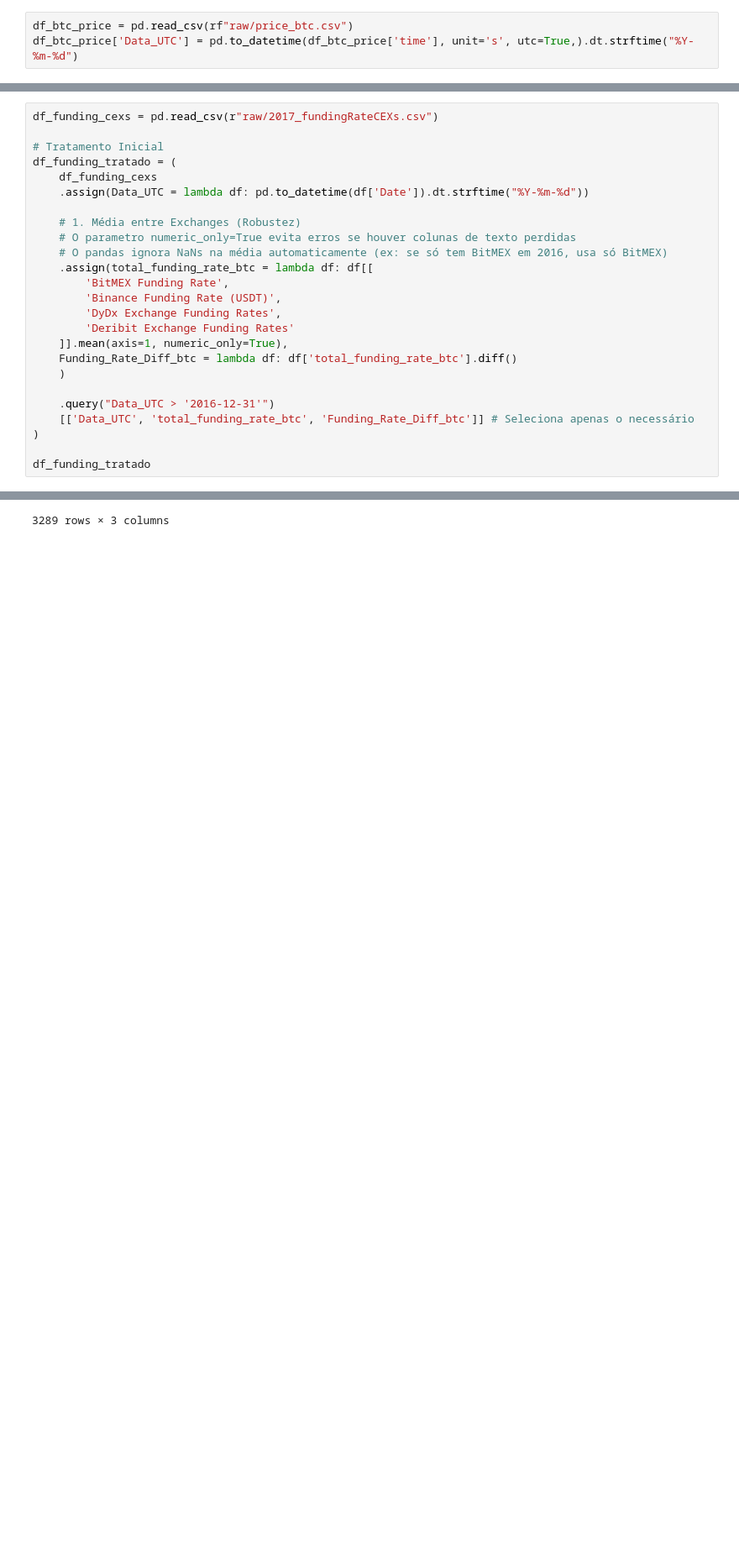
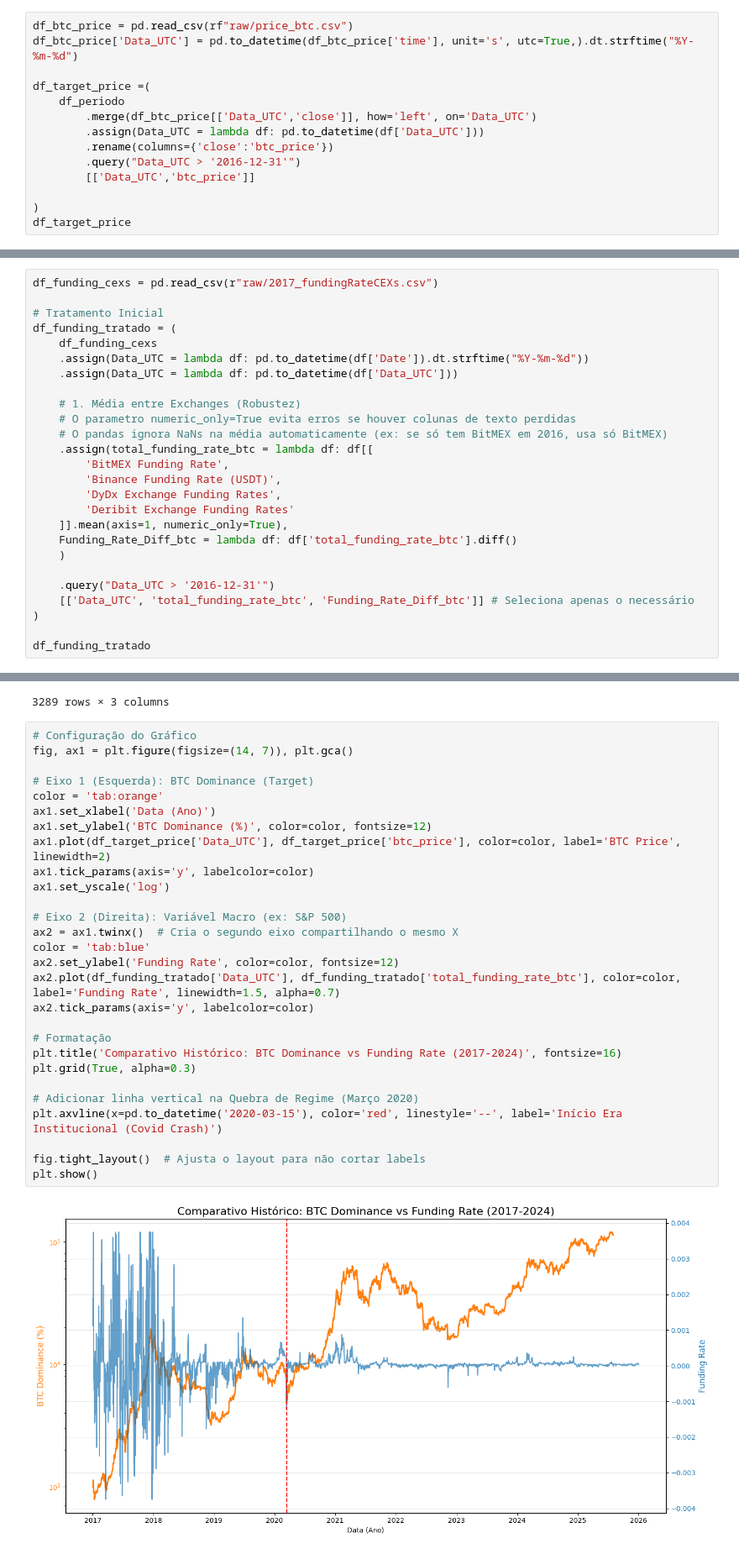
Before and after one commit to felipebaia/mba_dsa_usp_esalq, a Jupyter notebook: TCC/data/dados_btc/_features_btc.ipynb, the cells around one changed output, grey strips where cells are left out. Shown at 84% size. Saved outputs shown, nothing was run; the diff lists cells and outputs as text; blank space fills up the shorter version.

```diff
--- a/TCC/data/dados_btc/_features_btc.ipynb
+++ b/TCC/data/dados_btc/_features_btc.ipynb
@@ -20,3 +49,14 @@ import matplotlib.pyplot as plt
 # %%
 df_btc_price = pd.read_csv(rf"raw/price_btc.csv")
 df_btc_price['Data_UTC'] = pd.to_datetime(df_btc_price['time'], unit='s', utc=True,).dt.strftime("%Y-%m-%d")
+
+df_target_price =(
+    df_periodo
+        .merge(df_btc_price[['Data_UTC','close']], how='left', on='Data_UTC')
+        .assign(Data_UTC = lambda df: pd.to_datetime(df['Data_UTC']))
+        .rename(columns={'close':'btc_price'})
+        .query("Data_UTC > '2016-12-31'")
+        [['Data_UTC','btc_price']]
+
+)
+df_target_price
@@ -110,6 +164,7 @@ df_funding_cexs = pd.read_csv(r"raw/2017_fundingRateCEXs.csv")
 df_funding_tratado = (
     df_funding_cexs
     .assign(Data_UTC = lambda df: pd.to_datetime(df['Date']).dt.strftime("%Y-%m-%d"))
+    .assign(Data_UTC = lambda df: pd.to_datetime(df['Data_UTC']))
 
     # 1. Média entre Exchanges (Robustez)
     # O parametro numeric_only=True evita erros se houver colunas de texto perdidas
@@ -142,6 +197,36 @@ df_funding_tratado
 | 3519 | 2026-01-01 | 0.000036 | -0.000021 |
 | 3520 | 2026-01-02 | 0.000025 | -0.000011 |
 3289 rows × 3 columns
+# %%
+# Configuração do Gráfico
+fig, ax1 = plt.figure(figsize=(14, 7)), plt.gca()
+
+# Eixo 1 (Esquerda): BTC Dominance (Target)
+color = 'tab:orange'
+ax1.set_xlabel('Data (Ano)')
+ax1.set_ylabel('BTC Dominance (%)', color=color, fontsize=12)
+ax1.plot(df_target_price['Data_UTC'], df_target_price['btc_price'], color=color, label='BTC Price', linewidth=2)
+ax1.tick_params(axis='y', labelcolor=color)
+ax1.set_yscale('log')
+
+# Eixo 2 (Direita): Variável Macro (ex: S&P 500)
+ax2 = ax1.twinx()  # Cria o segundo eixo compartilhando o mesmo X
+color = 'tab:blue'
+ax2.set_ylabel('Funding Rate', color=color, fontsize=12)
+ax2.plot(df_funding_tratado['Data_UTC'], df_funding_tratado['total_funding_rate_btc'], color=color, label='Funding Rate', linewidth=1.5, alpha=0.7)
+ax2.tick_params(axis='y', labelcolor=color)
+
+# Formatação
+plt.title('Comparativo Histórico: BTC Dominance vs Funding Rate (2017-2024)', fontsize=16)
+plt.grid(True, alpha=0.3)
+
+# Adicionar linha vertical na Quebra de Regime (Março 2020)
+plt.axvline(x=pd.to_datetime('2020-03-15'), color='red', linestyle='--', label='Início Era Institucional (Covid Crash)')
+
+fig.tight_layout()  # Ajusta o layout para não cortar labels
+plt.show()
+# %% [output]
+[figure, added]
 # %% [markdown]
 ## Miner Net Position Change (Supply Held) BTC
 - Mede a quantidade total de Bitcoin mantida em endereços conhecidos de mineradores e pools de mineração.
```
Also changed, not shown: parts of 8 cells of this notebook, 9 other files.
